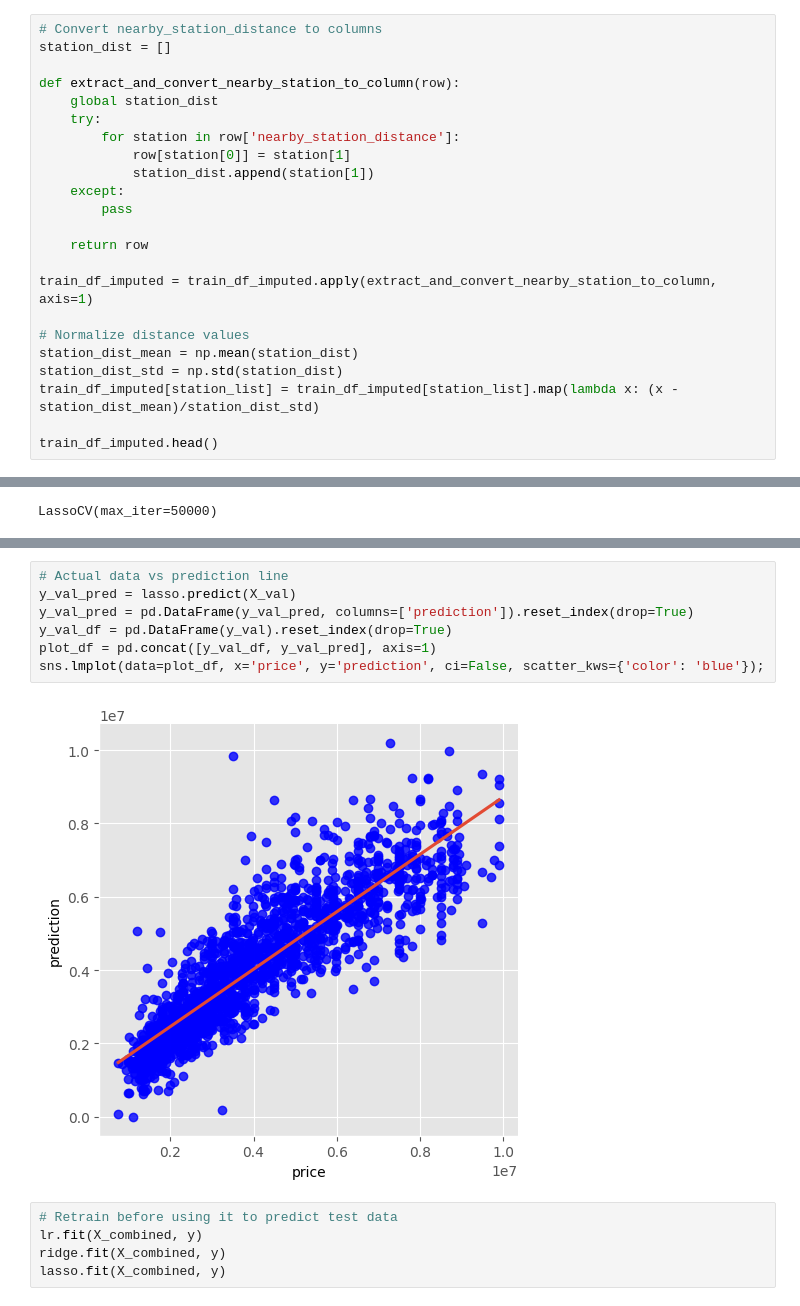
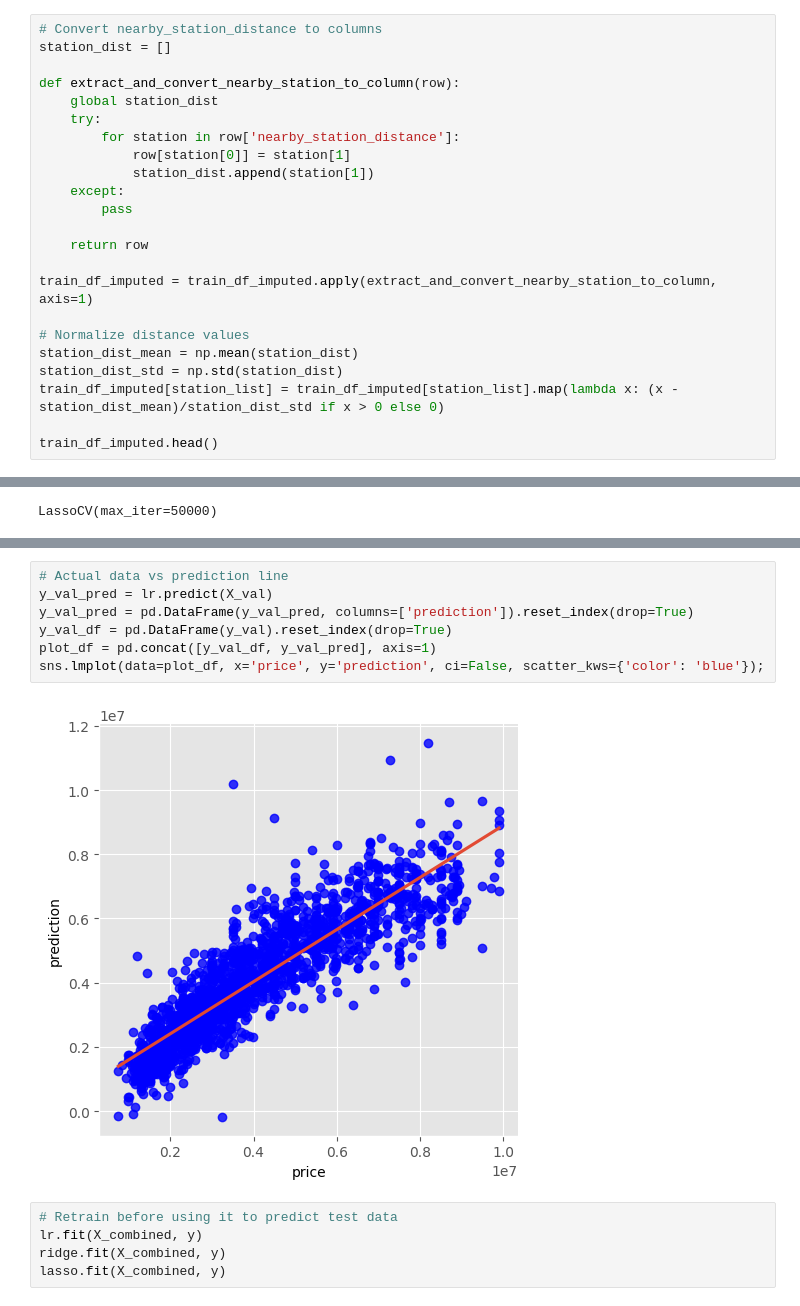
Before and after one commit to wtwwitt/project_2_bangkok_housing_price, a Jupyter notebook: code/Prediction_code_model_Final_Fix_2.ipynb, the cells around one changed output, grey strips where cells are left out. Saved outputs shown, nothing was run; the diff lists cells and outputs as text.

```diff
--- a/code/Prediction_code_model_Final_Fix_2.ipynb
+++ b/code/Prediction_code_model_Final_Fix_2.ipynb
@@ -271,7 +271,7 @@ train_df_imputed = train_df_imputed.apply(extract_and_convert_nearby_station_to_
 # Normalize distance values
 station_dist_mean = np.mean(station_dist)
 station_dist_std = np.std(station_dist)
-train_df_imputed[station_list] = train_df_imputed[station_list].map(lambda x: (x - station_dist_mean)/station_dist_std)
+train_df_imputed[station_list] = train_df_imputed[station_list].map(lambda x: (x - station_dist_mean)/station_dist_std if x > 0 else 0)
 
 train_df_imputed.head()
 # %% [output]
@@ -422,12 +418,12 @@ Lasso = 987144.2578486542
 # %%
 # Actual data vs prediction line
-y_val_pred = lasso.predict(X_val)
+y_val_pred = lr.predict(X_val)
 y_val_pred = pd.DataFrame(y_val_pred, columns=['prediction']).reset_index(drop=True)
 y_val_df = pd.DataFrame(y_val).reset_index(drop=True)
 plot_df = pd.concat([y_val_df, y_val_pred], axis=1)
 sns.lmplot(data=plot_df, x='price', y='prediction', ci=False, scatter_kws={'color': 'blue'});
 # %% [output]
-[figure, old version]
+[figure, new version]
 # %%
 # Retrain before using it to predict test data
 lr.fit(X_combined, y)
```
Also changed, not shown: parts of 8 cells of this notebook, 7 other files.
